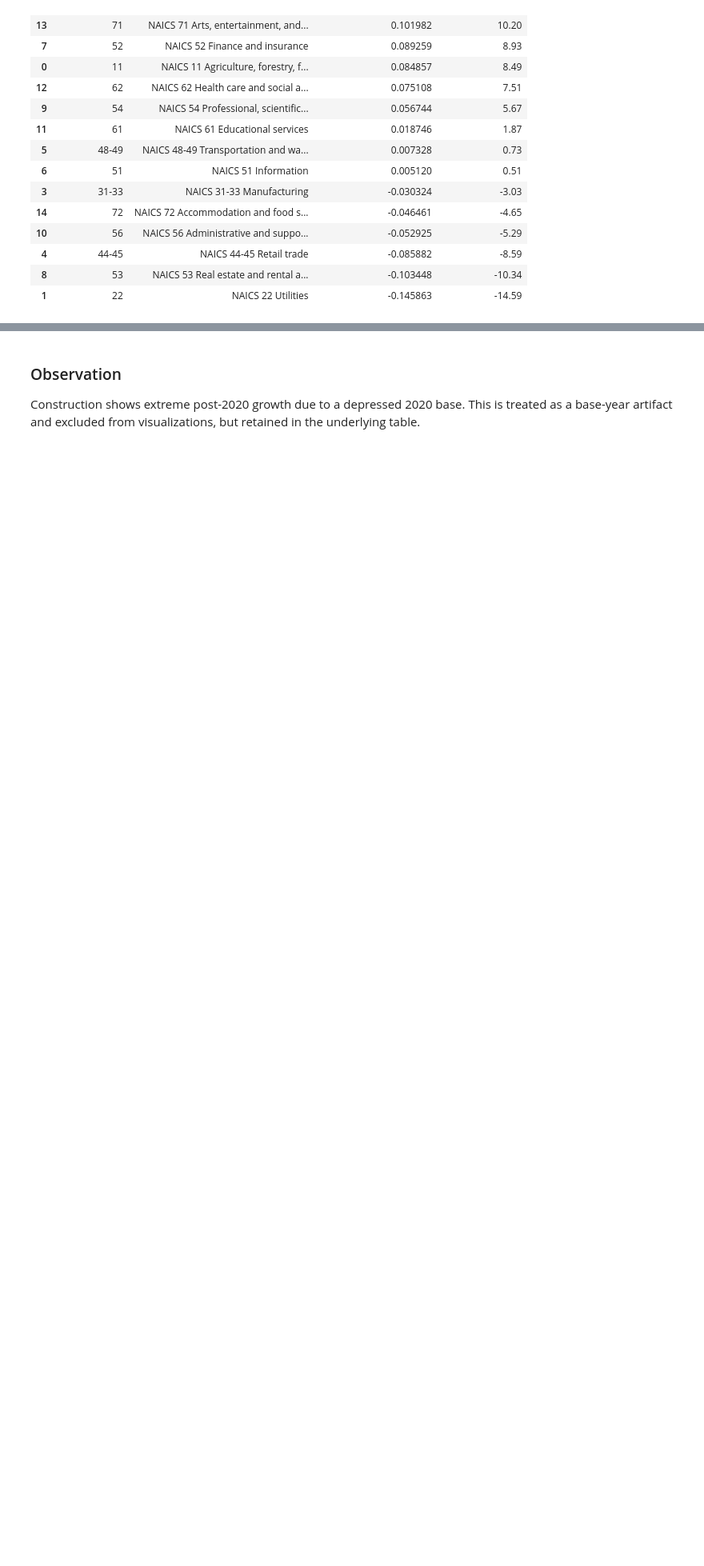
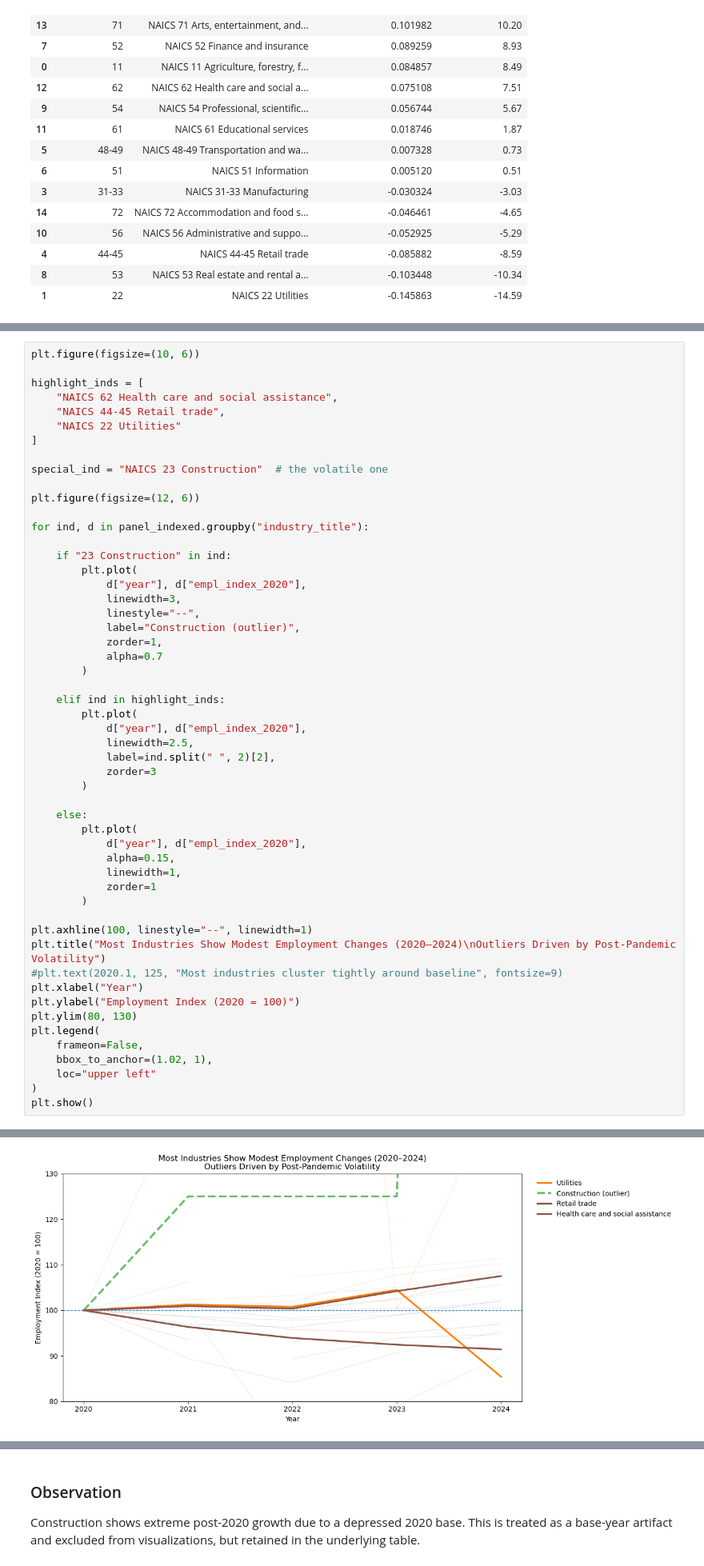
Before and after one commit to brockjohnson138/pe-industry-labor-analysis, a Jupyter notebook: notebooks/01_labor_cost_pressure_analysis.ipynb, the cells around one changed output, grey strips where cells are left out. Shown at 80% size. Saved outputs shown, nothing was run; the diff lists cells and outputs as text; blank space fills up the shorter version.

```diff
--- a/notebooks/01_labor_cost_pressure_analysis.ipynb
+++ b/notebooks/01_labor_cost_pressure_analysis.ipynb
@@ -593,0 +548,54 @@ growth_rounded
+# %%
+plt.figure(figsize=(10, 6))
+
+highlight_inds = [
+    "NAICS 62 Health care and social assistance",
+    "NAICS 44-45 Retail trade",
+    "NAICS 22 Utilities"
+]
+
+special_ind = "NAICS 23 Construction"  # the volatile one
+
+plt.figure(figsize=(12, 6))
+
+for ind, d in panel_indexed.groupby("industry_title"):
+
+    if "23 Construction" in ind:
+        plt.plot(
+            d["year"], d["empl_index_2020"],
+            linewidth=3,
+            linestyle="--",
+            label="Construction (outlier)",
+            zorder=1,
+            alpha=0.7
+        )
+
+    elif ind in highlight_inds:
+        plt.plot(
+            d["year"], d["empl_index_2020"],
+            linewidth=2.5,
+            label=ind.split(" ", 2)[2],
+            zorder=3
+        )
+
+    else:
+        plt.plot(
+            d["year"], d["empl_index_2020"],
+            alpha=0.15,
+            linewidth=1,
+            zorder=1
+        )
+
+plt.axhline(100, linestyle="--", linewidth=1)
+plt.title("Most Industries Show Modest Employment Changes (2020–2024)\nOutliers Driven by Post-Pandemic Volatility")
+#plt.text(2020.1, 125, "Most industries cluster tightly around baseline", fontsize=9)
+plt.xlabel("Year")
+plt.ylabel("Employment Index (2020 = 100)")
+plt.ylim(80, 130)
+plt.legend(
+    frameon=False,
+    bbox_to_anchor=(1.02, 1),
+    loc="upper left"
+)
+plt.show()
+# %% [output]
@@ -593,0 +603 @@ growth_rounded
+[figure, new version]
```
Also changed, not shown: parts of 43 cells of this notebook, 3 other files.
